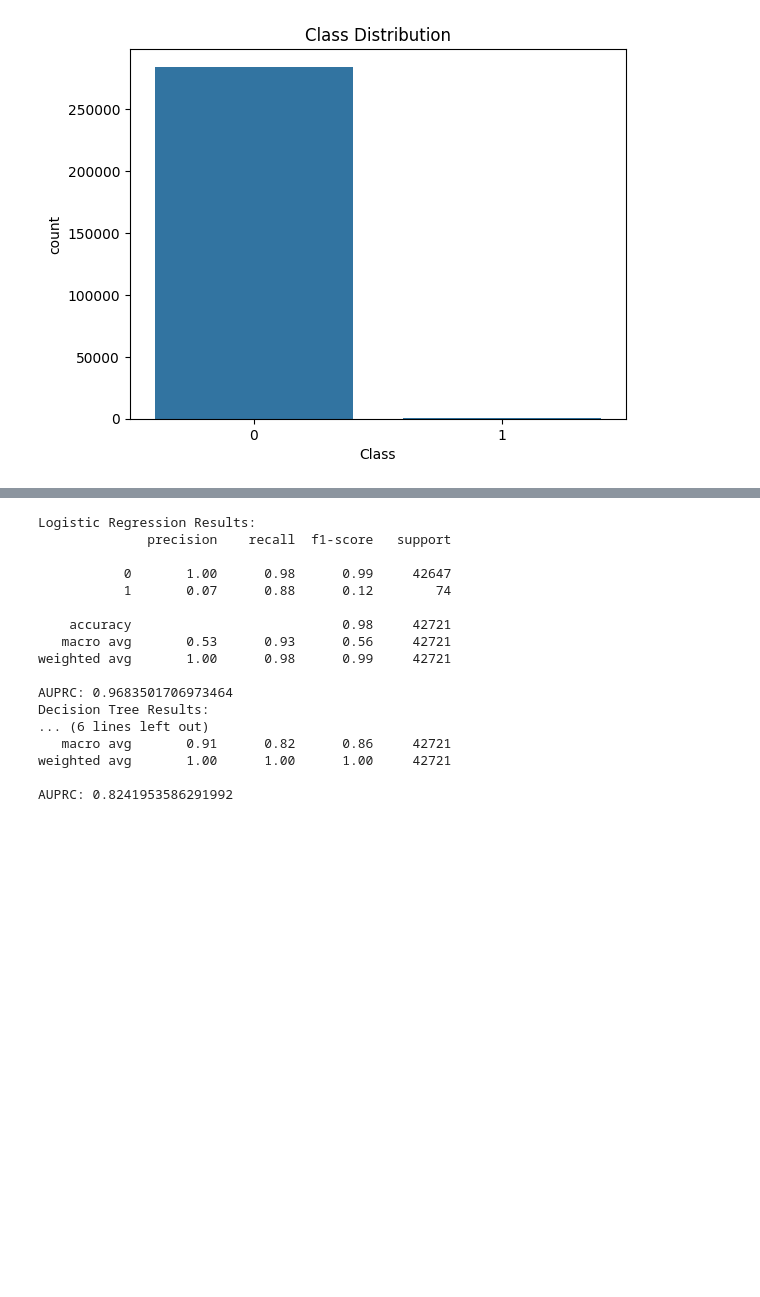
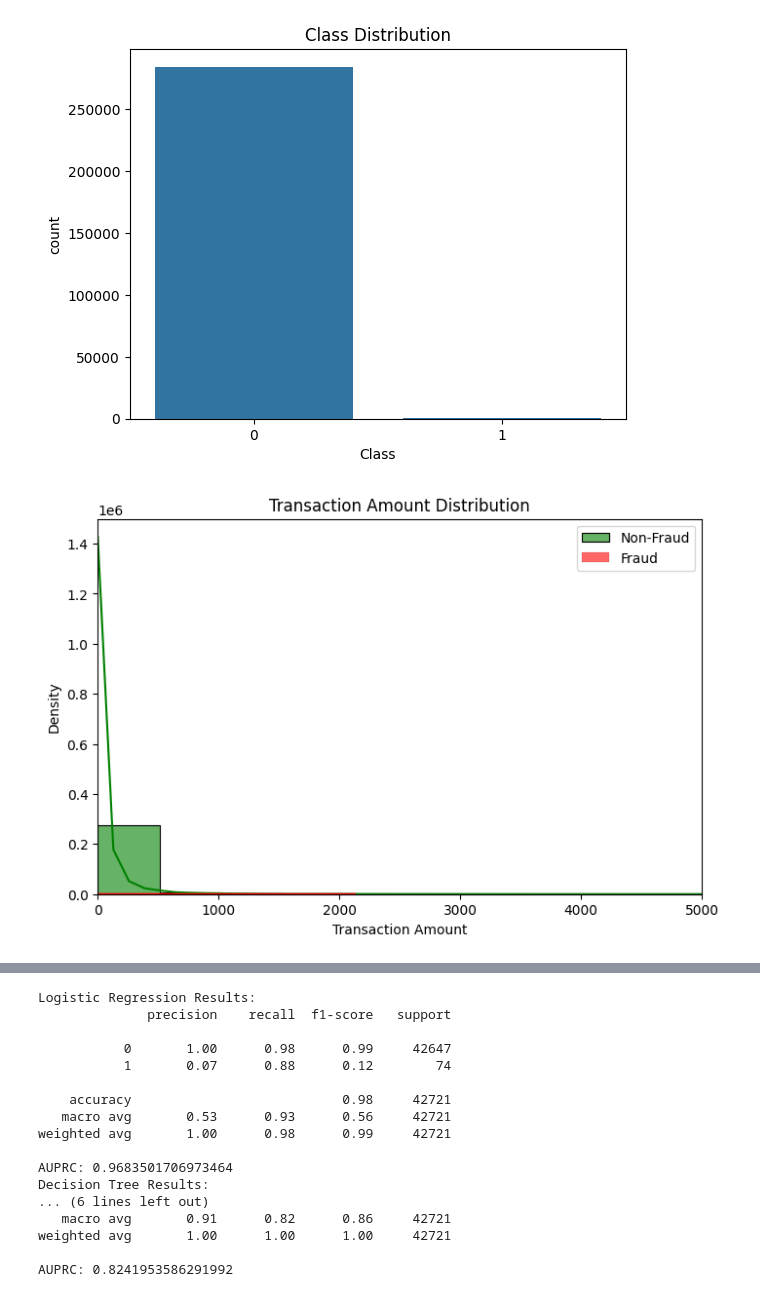
Before and after one commit to arslan-112/Fraudulent-Credit-Card-Transaction-Classifier, a Jupyter notebook: project.ipynb, the cells around one changed output, grey strips where cells are left out. Cells and saved outputs as stored; diff of their text form; code cells hidden in the pictures; blank space fills up the shorter version.

Commit message:
Added more visualizations

```diff
--- a/project.ipynb
+++ b/project.ipynb
@@ -56,3 +56,15 @@ Class
 1       492
 Name: count, dtype: int64
 [figure]
+# %%
+plt.figure(figsize=(8, 5))
+sns.histplot(df[df["Class"] == 0]["Amount"], bins=50, kde=True, color="green", label="Non-Fraud", alpha=0.6)
+sns.histplot(df[df["Class"] == 1]["Amount"], bins=50, kde=True, color="red", label="Fraud", alpha=0.6)
+plt.legend()
+plt.title("Transaction Amount Distribution")
+plt.xlabel("Transaction Amount")
+plt.ylabel("Density")
+plt.xlim(0, 5000)
+plt.show()
+# %% [output]
+[figure, added]
```
Also changed, not shown: parts of 5 cells of this notebook.
